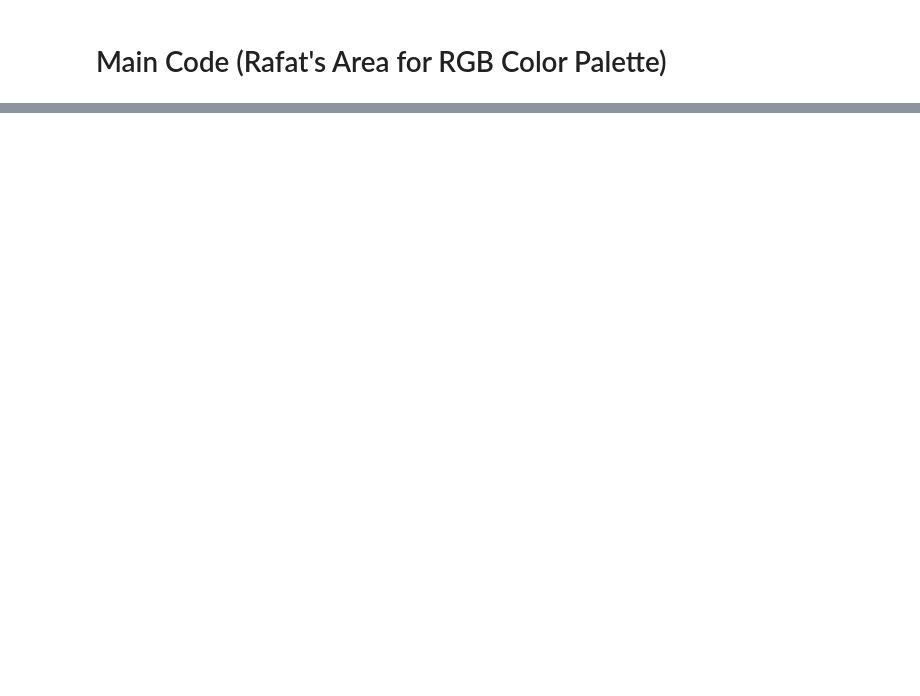
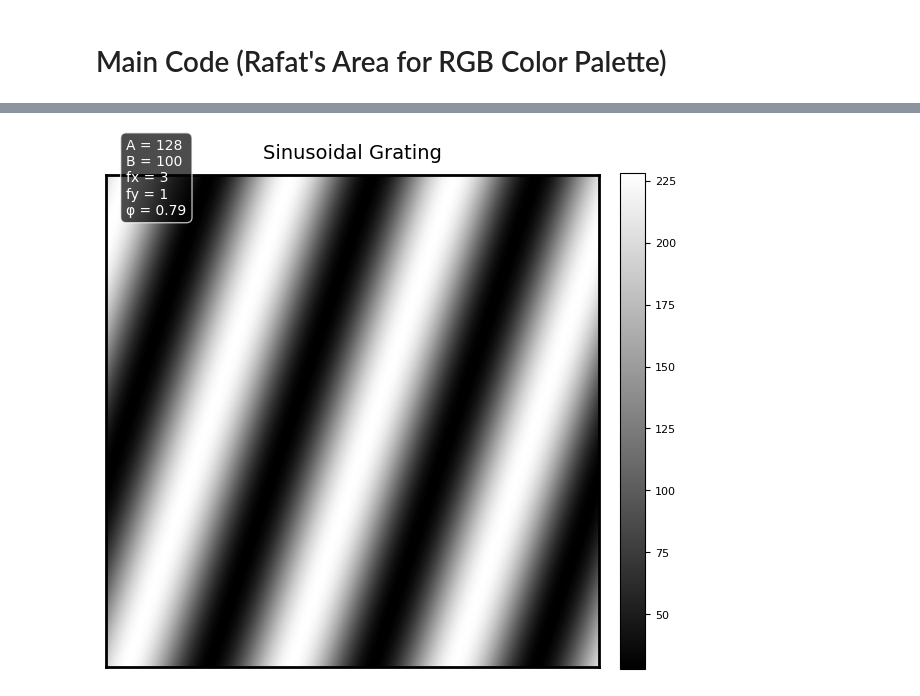
Before and after one commit to rafat-alam/ML, a Jupyter notebook: Color-Palette.ipynb, the cells around one changed output, grey strips where cells are left out. Drawn from its saved outputs; the diff is of its cells as text; code cells hidden in the pictures; blank space fills up the shorter version.

```diff
--- a/Color-Palette.ipynb
+++ b/Color-Palette.ipynb
@@ -271,0 +823,74 @@ Compression: 70.83% reduction
+# %%
+import numpy as np
+import matplotlib.pyplot as plt
+
+# =========================
+# PARAMETERS
+# =========================
+A = 128        # Average intensity
+B = 100        # Amplitude
+fx = 3         # Frequency (x)
+fy = 1         # Frequency (y)
+phi = np.pi/4  # Phase
+
+# =========================
+# GRID
+# =========================
+size = 256
+x = np.linspace(0, 2*np.pi, size)
+y = np.linspace(0, 2*np.pi, size)
+X, Y = np.meshgrid(x, y)
+
+# =========================
+# IMAGE GENERATION
+# =========================
+img = A + B * np.sin(fx*X + fy*Y + phi)
+
+# =========================
+# DISPLAY (BEAUTIFUL + BORDER)
+# =========================
+fig, ax = plt.subplots(figsize=(6,6))
+
+im = ax.imshow(img, cmap='gray')
+
+# Title
+ax.set_title("Sinusoidal Grating", fontsize=14, pad=12)
+
+# Remove ticks but keep border
+ax.set_xticks([])
+ax.set_yticks([])
+
+# Draw clean border
+for spine in ax.spines.values():
+    spine.set_edgecolor('black')
+    spine.set_linewidth(2)
+
+# Parameter box (styled)
+text = (
+    f"A = {A}\n"
+    f"B = {B}\n"
+    f"fx = {fx}\n"
+    f"fy = {fy}\n"
+    f"φ = {round(phi,2)}"
+)
+
+ax.text(
+    10, 20, text,
+    color='white',
+    fontsize=10,
+    bbox=dict(
+        facecolor='black',
+        edgecolor='white',
+        boxstyle='round,pad=0.4',
+        alpha=0.7
+    )
+)
+
+# Add colorbar (optional but looks good)
+cbar = plt.colorbar(im, fraction=0.046, pad=0.04)
+cbar.ax.tick_params(labelsize=8)
+
+plt.tight_layout()
+plt.show()
+# %% [output]
+[figure, added]
```
Also changed, not shown: parts of 16 cells of this notebook.
